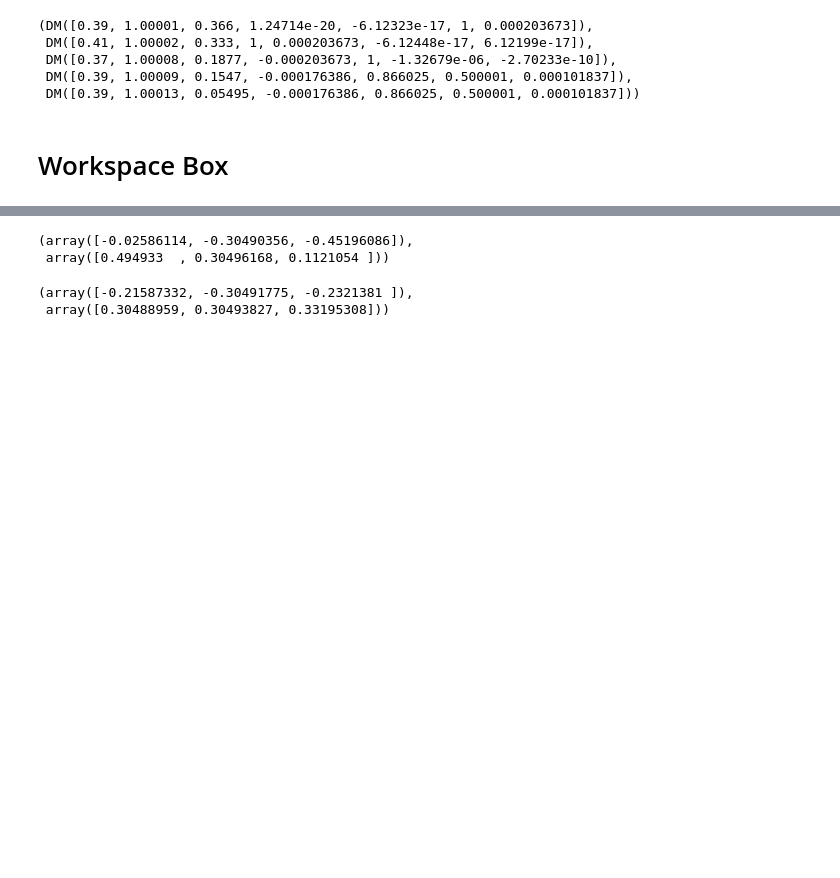
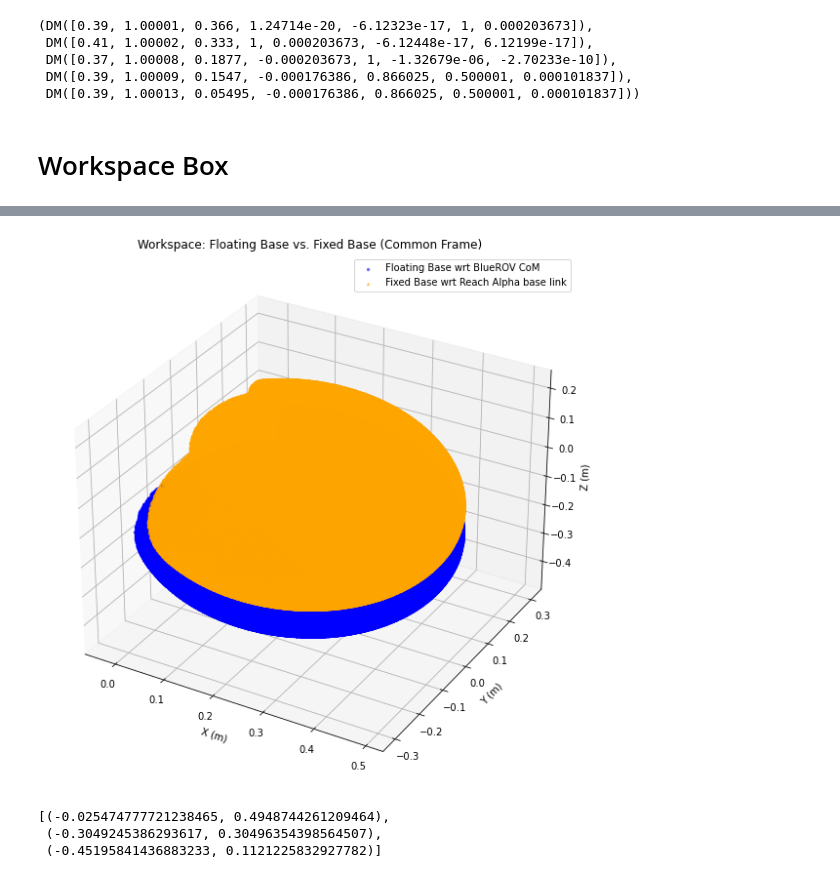
Before and after one commit to edxmorgan/diff_uvms, a Jupyter notebook: usage/example/forward_kinematics.ipynb, the cells around one changed output, grey strips where cells are left out. Drawn from its saved outputs; the diff is of its cells as text; code cells hidden in the pictures; blank space fills up the shorter version.

Commit message:
workspace updated

```diff
--- a/usage/example/forward_kinematics.ipynb
+++ b/usage/example/forward_kinematics.ipynb
@@ -125,11 +84,73 @@ plot_floating_vs_fixed(positions_fb, min_pos_fb, max_pos_fb,
+# %%
+def transform_positions(positions, base_T0):
+    """
+    positions: (N x 3) array of points (the fixed-base workspace).
+    base_T0:   [r, p, y, x, y, z] – we only use the last 3 for translation.
+
+    Returns: (N x 3) array, with [x, y, z] offset applied.
+    """
+    tx, ty, tz = base_T0[3], base_T0[4], base_T0[5]
+    return positions + np.array([tx, ty, tz])
+
+def plot_floating_vs_fixed(
+    # Floating-base data (wrt BlueROV CoM)
+    positions_fb, min_pos_fb, max_pos_fb,
+    # Fixed-base data (wrt Reach Alpha base link)
+    positions_fx, min_pos_fx, max_pos_fx,
+    # base_T0: [r, p, y, x, y, z], used for translation offset
+    base_T0
+):
+    """
+    Plots both floating-base and fixed-base workspaces in the same frame,
+    with distinct colors for better visual separation.
+
+    - The floating-base data is presumed to be wrt the BlueROV center of mass (CoM).
+    - The fixed-base data is presumed to be wrt the Reach Alpha base link.
+    - We shift the fixed-base points by [x, y, z] from base_T0 so that both sets
+      appear in the same coordinate frame.
+    """
+    # 1) Shift fixed-base points so their origin aligns with the floating-base reference
+    positions_fx_offset = transform_positions(positions_fx, base_T0)
+
+    # (Optional) also shift min/max if you need to combine bounding boxes, etc.
+    # tx, ty, tz = base_T0[3], base_T0[4], base_T0[5]
+    # min_pos_fx_offset = min_pos_fx + np.array([tx, ty, tz])
+    # max_pos_fx_offset = max_pos_fx + np.array([tx, ty, tz])
+
+    # 2) Plot
+    fig = plt.figure(figsize=(12, 10))  # Make the figure larger
+    ax = fig.add_subplot(projection='3d')
+
+    # Floating-base workspace: wrt BlueROV CoM
+    ax.scatter(
+        positions_fb[:, 0], positions_fb[:, 1], positions_fb[:, 2],
+        c='blue', marker='o', s=5, alpha=0.5,
+        label='Floating Base wrt BlueROV CoM'
+    )
+
+    # Fixed-base workspace: wrt Reach Alpha base link (shifted)
+    ax.scatter(
+        positions_fx_offset[:, 0], positions_fx_offset[:, 1], positions_fx_offset[:, 2],
+        c='orange', marker='^', s=5, alpha=0.5,
+        label='Fixed Base wrt Reach Alpha base link'
+    )
+
+    ax.set_title("Workspace: Floating Base vs. Fixed Base (Common Frame)")
+    ax.set_xlabel("X (m)")
+    ax.set_ylabel("Y (m)")
+    ax.set_zlabel("Z (m)")
+    ax.legend()
+    plt.show()
+
+plot_floating_vs_fixed(positions_fb, min_pos_fb, max_pos_fb,
+                       positions_fx, min_pos_fx, max_pos_fx,
+                       alpha.base_T0)
+# %% [output]
+[figure, added]
 # %%
-
-min_pos_fb, max_pos_fb
+# wrt bluerov center of mass
+list(zip(min_pos_fb, max_pos_fb))
 # %% [output]
-(array([-0.02586114, -0.30490356, -0.45196086]),
- array([0.494933  , 0.30496168, 0.1121054 ]))
+[(-0.025474777721238465, 0.4948744261209464),
+ (-0.3049245386293617, 0.30496354398564507),
+ (-0.45195841436883233, 0.1121225832927782)]
-# %%
-min_pos_fx, max_pos_fx
-# %% [output]
-(array([-0.21587332, -0.30491775, -0.2321381 ]),
- array([0.30488959, 0.30493827, 0.33195308]))
```
Also changed, not shown: parts of 2 cells of this notebook.
